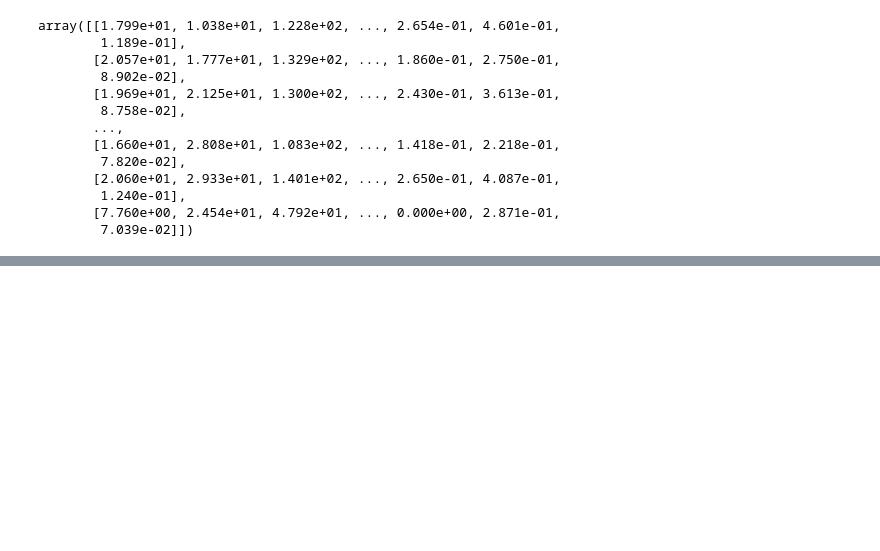
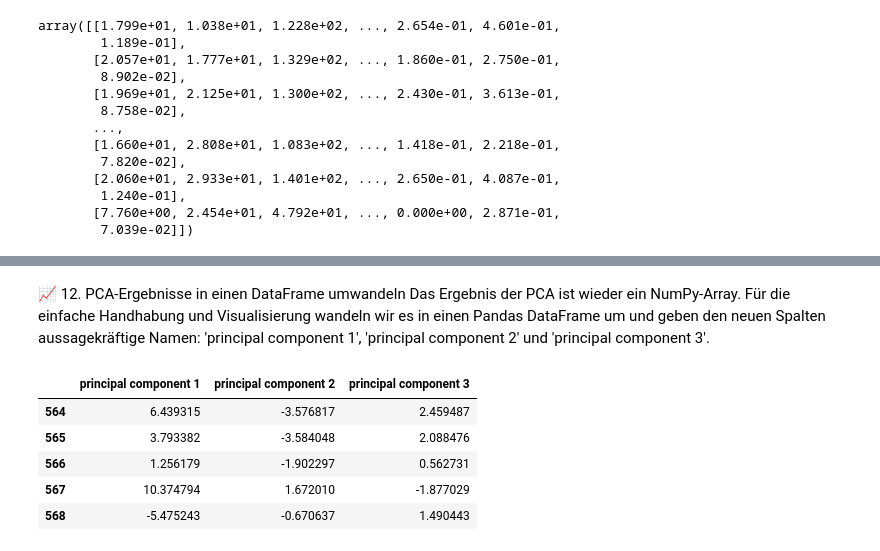
Before and after one commit to Barathaner/xai-for-snn-manifold-learning-and-saliency-maps, a Jupyter notebook: visualizations/pca.ipynb, the cells around one changed output, grey strips where cells are left out. Drawn from its saved outputs; the diff is of its cells as text; code cells hidden in the pictures; blank space fills up the shorter version.

```diff
--- a/visualizations/pca.ipynb
+++ b/visualizations/pca.ipynb
@@ -28,0 +116,18 @@ breast_labels = breast.target
+# %%
+from sklearn.decomposition import PCA
+pca_breast = PCA(n_components=3)
+principalComponents_breast = pca_breast.fit_transform(x)
+# %% [markdown]
+📈 12. PCA-Ergebnisse in einen DataFrame umwandeln
+Das Ergebnis der PCA ist wieder ein NumPy-Array. Für die einfache Handhabung und Visualisierung wandeln wir es in einen Pandas DataFrame um und geben den neuen Spalten aussagekräftige Namen: 'principal component 1', 'principal component 2' und 'principal component 3'.
+# %%
+principal_breast_Df = pd.DataFrame(data = principalComponents_breast
+             , columns = ['principal component 1', 'principal component 2', 'principal component 3'])
+principal_breast_Df.tail()
+# %% [output]
+|  | principal component 1 | principal component 2 | principal component 3 |
+| 564 | 6.439315 | -3.576817 | 2.459487 |
+| 565 | 3.793382 | -3.584048 | 2.088476 |
+| 566 | 1.256179 | -1.902297 | 0.562731 |
+| 567 | 10.374794 | 1.672010 | -1.877029 |
+| 568 | -5.475243 | -0.670637 | 1.490443 |
```
Also changed, not shown: parts of 24 cells of this notebook, 5 other files.
